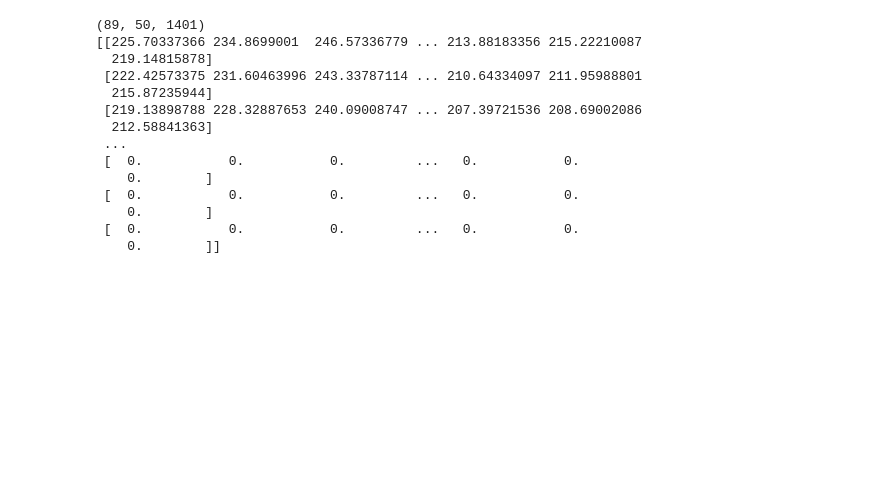
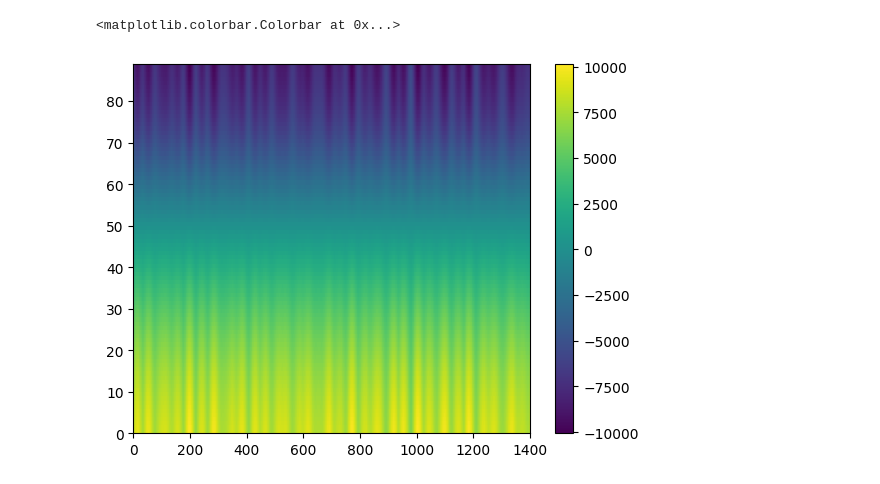
Before and after one commit to amitaanand9/eas-4610-final-project, a Jupyter notebook: my_branch.ipynb, the cells around one changed output. Cells and saved outputs as stored; diff of their text form; code cells hidden in the pictures; blank space fills up the shorter version.

```diff
--- a/my_branch.ipynb
+++ b/my_branch.ipynb
@@ -24,19 +26,35 @@ orb = OrbitalTable.interp(kyear=t_kyr )
 
 Q = daily_insolation(x, days, orb) #calculate daily insolation per every 500 years based on orbit parameters
 # %%
-print(Q.shape)
+#to calculate summer half year insolation, we first need to find the upper half of the daily insolations
+# we do this by splitting the data by the along median
+
+delta_Q = np.zeros((len(x), len(t_kyr)))
+
+for i in range(len(t_kyr)):
+    daily_55 = Q[50, :, i]
+    median_insolation_55 = np.median(daily_55)
+    p_55 = np.zeros((50,2))
+    p_55[:,0] = days
+    p_55[:,1] = daily_55
+    summer_55 = p_55[p_55[:, 1] >= median_insolation_55]
+    area_55 = np.trapz(summer_55[:,1], summer_55[:, 0])
+    for j in range(len(x)):
+        daily = Q[j,:, i]
+        median_insolation = np.median(daily)
+        p = np.zeros((50,2))
+        p[:,0] = days
+        p[:,1] = daily
+        summer = p[p[:, 1] >= median_insolation]
+        area = np.trapz(summer[:,1], summer[:, 0])
+        #now need to subtract the 55 degree N summer half year from each latitute to find delta Q
+        delta_Q[j, i] = area-area_55
+
+
+
+plt.figure()
+plt.pcolor(delta_Q)
+plt.colorbar()
 # %% [output]
-(89, 50, 1401)
-[[225.70337366 234.8699001  246.57336779 ... 213.88183356 215.22210087
-  219.14815878]
- [222.42573375 231.60463996 243.33787114 ... 210.64334097 211.95988801
-  215.87235944]
- [219.13898788 228.32887653 240.09008747 ... 207.39721536 208.69002086
-  212.58841363]
- ...
- [  0.           0.           0.         ...   0.           0.
-    0.        ]
- [  0.           0.           0.         ...   0.           0.
-    0.        ]
- [  0.           0.           0.         ...   0.           0.
-    0.        ]]
+<matplotlib.colorbar.Colorbar at 0x...>
+[figure, added]
```
Also changed, not shown: parts of 1 cell of this notebook, 1 other file.
